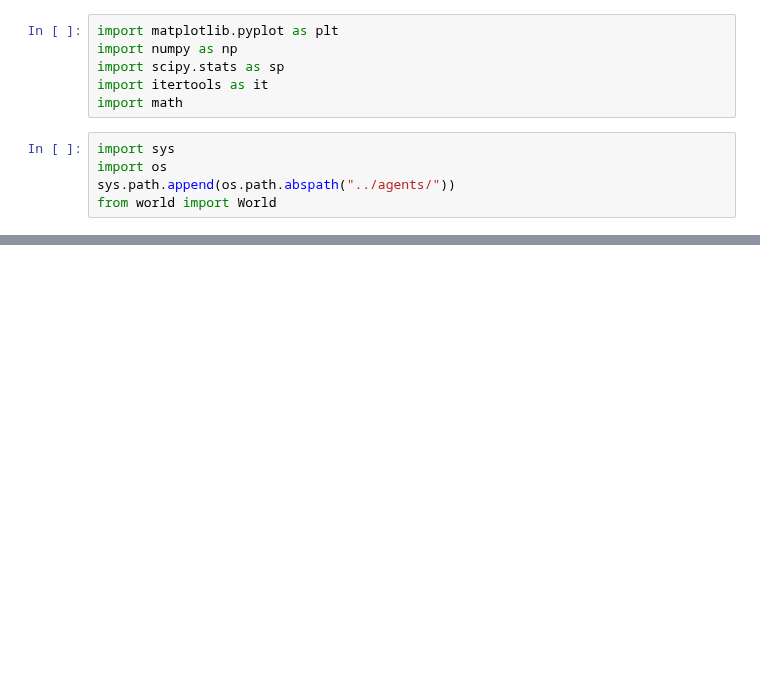
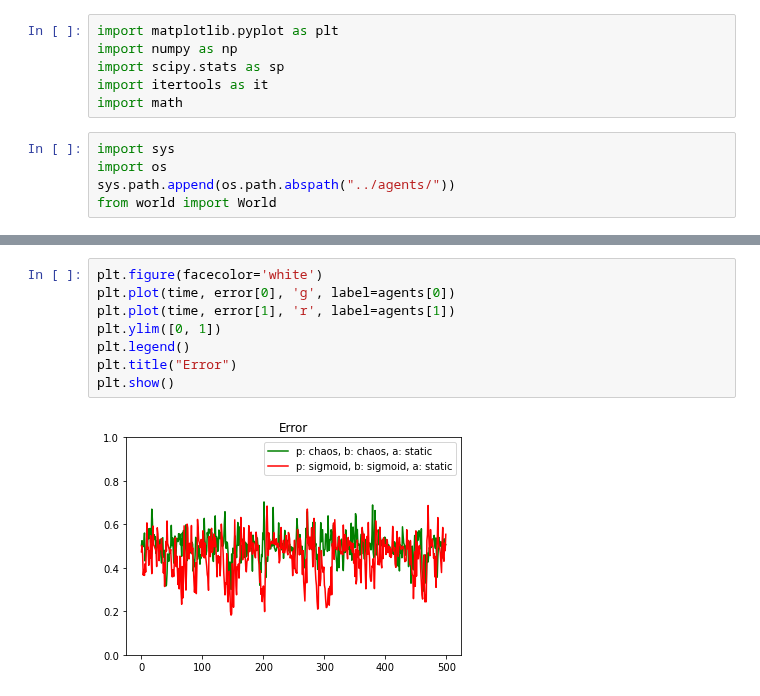
Before and after one commit to rpassas/Social_AI, a Jupyter notebook: experiments/base_agent_demo.ipynb, the cells around one changed output, grey strips where cells are left out. Saved outputs shown, nothing was run; the diff lists cells and outputs as text; blank space fills up the shorter version.

```diff
--- a/experiments/base_agent_demo.ipynb
+++ b/experiments/base_agent_demo.ipynb
@@ -54,3 +138,13 @@ plt.show()
+# %%
+plt.figure(facecolor='white')
+plt.plot(time, error[0], 'g', label=agents[0])
+plt.plot(time, error[1], 'r', label=agents[1])
+plt.ylim([0, 1])
+plt.legend()
+plt.title("Error")
+plt.show()
+# %% [output]
+[figure, added]
 # %%
 plt.figure(facecolor='white')
 plt.plot(time, costs[0], 'g', label=agents[0])
```
Also changed, not shown: parts of 22 cells of this notebook.
